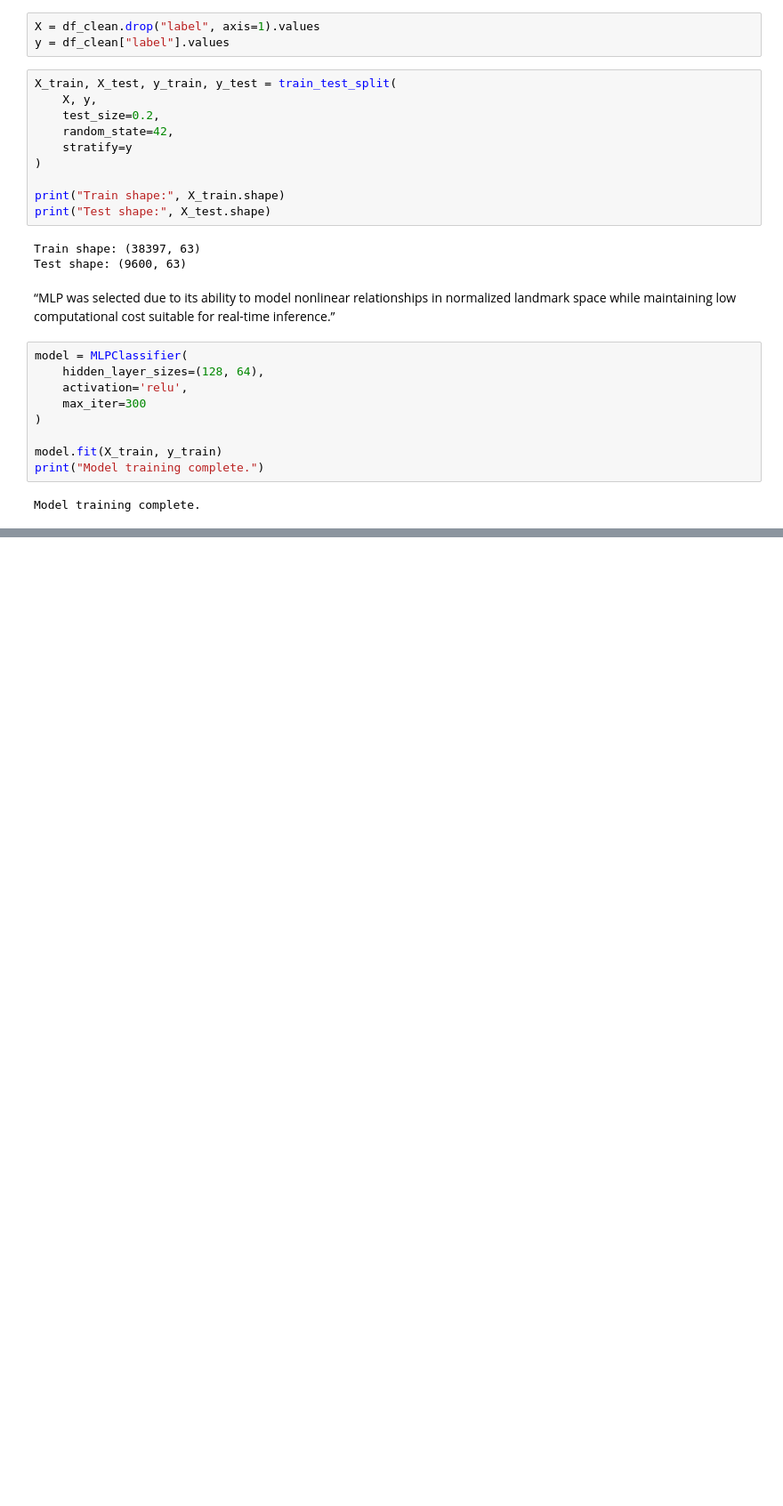
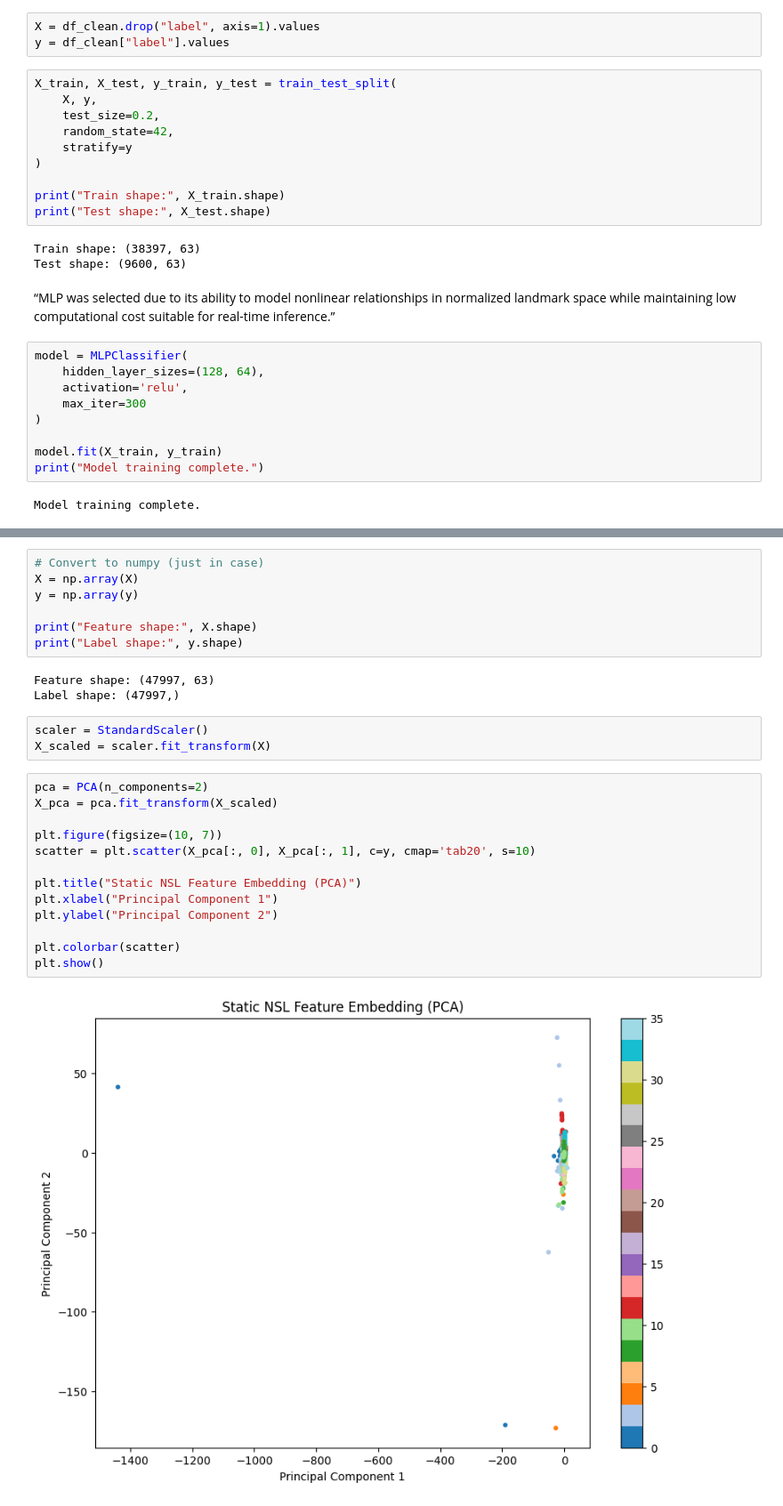
Before and after one commit to Diwashd/NSL-static-dynamic, a Jupyter notebook: notebooks/static_train.ipynb, the cells around one changed output, grey strips where cells are left out. Shown at 89% size. Cells and saved outputs as stored; diff of their text form; blank space fills up the shorter version.

```diff
--- a/notebooks/static_train.ipynb
+++ b/notebooks/static_train.ipynb
@@ -239,0 +247,28 @@ Model saved as nsl_model.pkl
+# %%
+# Convert to numpy (just in case)
+X = np.array(X)
+y = np.array(y)
+
+print("Feature shape:", X.shape)
+print("Label shape:", y.shape)
+# %% [output]
+Feature shape: (47997, 63)
+Label shape: (47997,)
+# %%
+scaler = StandardScaler()
+X_scaled = scaler.fit_transform(X)
+# %%
+pca = PCA(n_components=2)
+X_pca = pca.fit_transform(X_scaled)
+
+plt.figure(figsize=(10, 7))
+scatter = plt.scatter(X_pca[:, 0], X_pca[:, 1], c=y, cmap='tab20', s=10)
+
+plt.title("Static NSL Feature Embedding (PCA)")
+plt.xlabel("Principal Component 1")
+plt.ylabel("Principal Component 2")
+
+plt.colorbar(scatter)
+plt.show()
+# %% [output]
+[figure, added]
```
Also changed, not shown: parts of 9 cells of this notebook, 11 other files.
